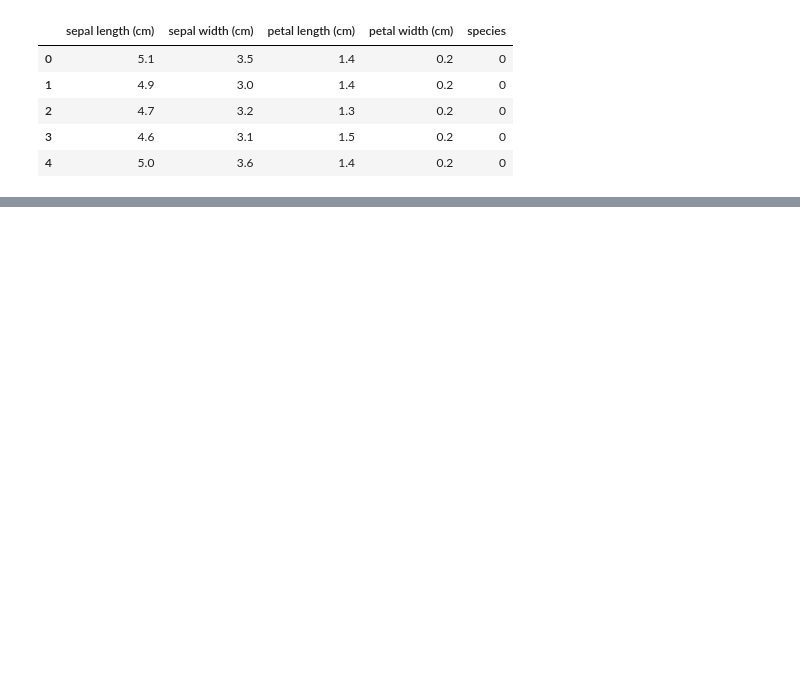
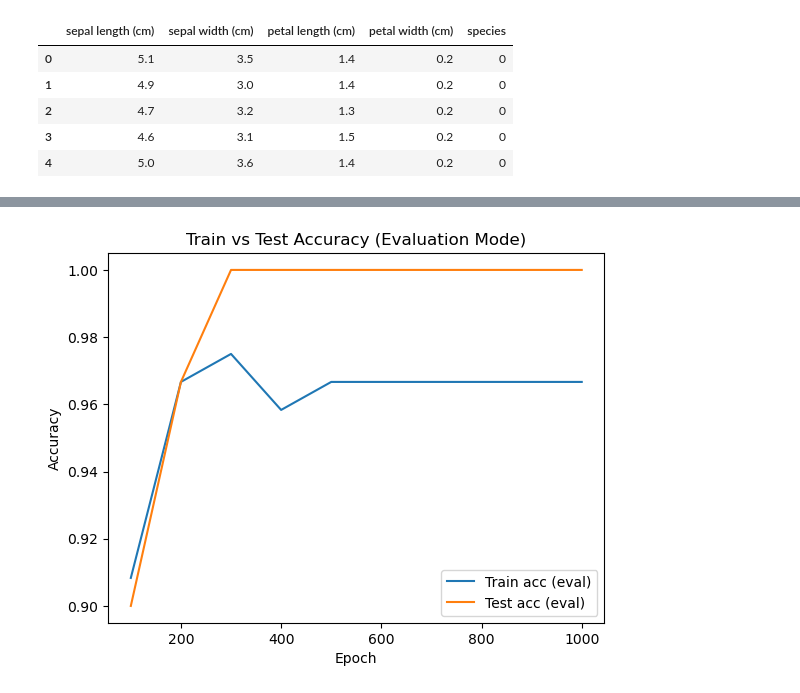
Before and after one commit to nasoskar/ProgrAndMaths, a Jupyter notebook: task1/test.ipynb, the cells around one changed output, grey strips where cells are left out. Cells and saved outputs as stored; diff of their text form; code cells hidden in the pictures; blank space fills up the shorter version.

```diff
--- a/task1/test.ipynb
+++ b/task1/test.ipynb
@@ -62,10 +62,12 @@ def softmax(z):
 # %%
 class NeuralNet:
 
-    def __init__(self, sizes, learning_rate=0.01, keep_prob=1.0):
+    def __init__(self, sizes, learning_rate=0.01, keep_prob=1.0, l2_lambda=0.0):
 
         self.lr = learning_rate
         self.keep_prob = keep_prob
+        self.l2_lambda = l2_lambda
+
         self.W = []
         self.b = []
 
@@ -124,16 +126,28 @@ class NeuralNet:
 
 
     # Loss function
-    def compute_loss(self, y_pred, y_true):
+    def compute_loss(self, y_pred, y_true, include_l2=True):
 
         # number of samples
         m = y_true.shape[0]
 
         # add small epsilon to avoid log(0)
         eps = 1e-12
+        base_loss = -np.sum(y_true * np.log(y_pred + eps)) / m
 
-        loss = -np.sum(y_true * np.log(y_pred + eps)) / m
-        return loss
+
+        if not include_l2:
+            return base_loss
+
+
+        # L2 regularization (weight decay): penalize large weights
+        l2_loss = 0.0
+        for W in self.W:
+            l2_loss += np.sum(W * W)
+        l2_loss = (self.l2_lambda / (2 * m)) * l2_loss
+
+
+        return base_loss + l2_loss
 
 
     # Backward pass
@@ -155,8 +169,14 @@ class NeuralNet:
             # get cache for layer i
             A_prev, _, _, _ = self.cache[i]
 
+            # L2 regularization gradient (weight decay)
+            l2_grad = (self.l2_lambda / m) * self.W[i]
+
             # compute gradients dW, db
             dW = A_prev.T @ dZ
+
+            dW += l2_grad
+
             db = np.sum(dZ, axis=0, keepdims=True)
 
             # propagate to previous layer (if not input layer)
@@ -298,0 +323,11 @@ plt.show()
+# %%
+plt.figure()
+plt.plot(df["epoch"], df["train_acc(eval)"], label="Train acc (eval)")
+plt.plot(df["epoch"], df["test_acc(eval)"], label="Test acc (eval)")
+plt.xlabel("Epoch")
+plt.ylabel("Accuracy")
+plt.title("Train vs Test Accuracy (Evaluation Mode)")
+plt.legend()
+plt.show()
+# %% [output]
+[figure, added]
```
Also changed, not shown: parts of 4 cells of this notebook.
